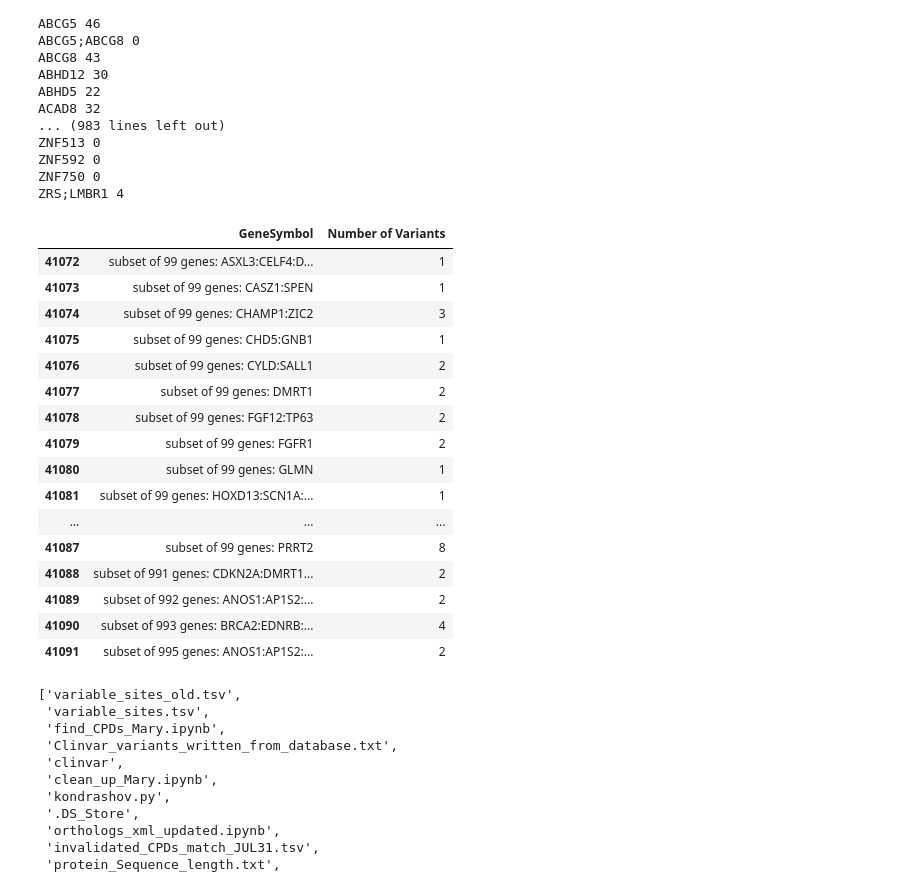
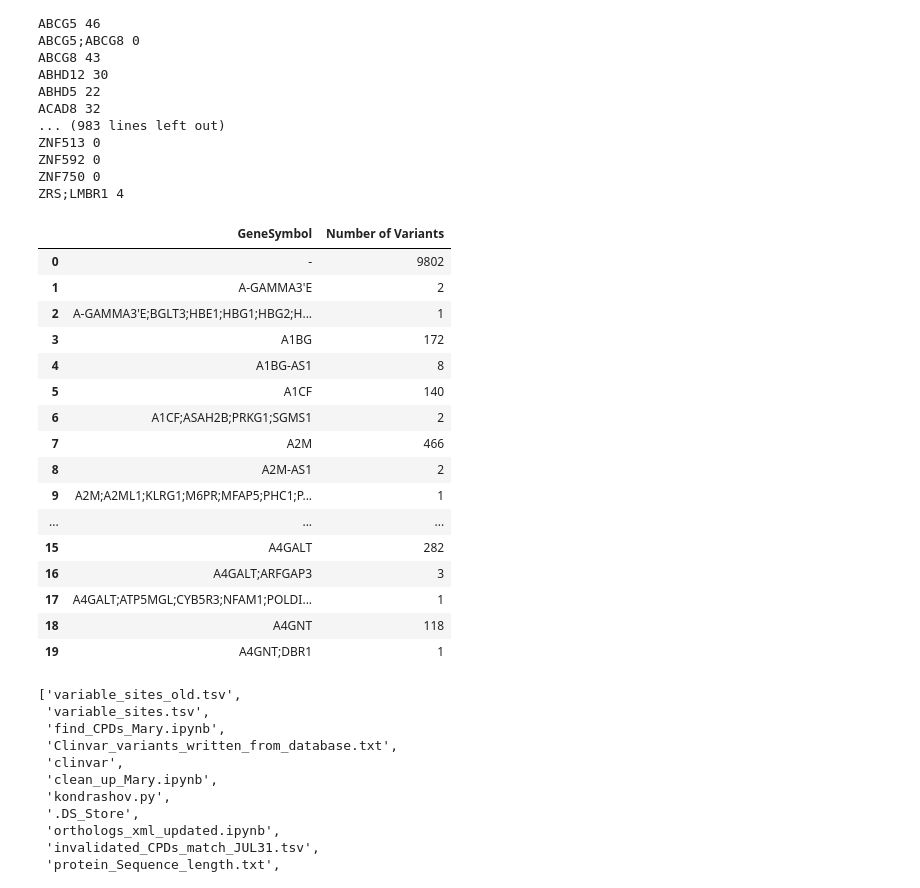
Before and after one commit to rbazev/kondrashov, a Jupyter notebook: Tutorial_Pandas.ipynb, the cells around one changed output. Saved outputs shown, nothing was run; the diff lists cells and outputs as text; code cells hidden in the pictures.

```diff
--- a/Tutorial_Pandas.ipynb
+++ b/Tutorial_Pandas.ipynb
@@ -148,7 +148,7 @@ import matplotlib.pylab as plt
 import seaborn as sns
 plt.style.use('ggplot')
 # %%
-Clinvar_main= pd.read_csv("/Users/adesinamary/Documents/variant_summary.txt", sep="\t")
+Clinvar_main= pd.read_csv("/Users/adesinamary/Documents/Variant_summary_genes/variant_summary.txt", sep="\t")
 # %%
 pd.set_option('display.max_columns', 50)
 Clinvar_main.head(5)
@@ -1374,26 +1374,26 @@ ZRS;LMBR1 4
 # %%
 variant_counts = Clin1["GeneSymbol"].value_counts().sort_index().reset_index()
 variant_counts.columns = ["GeneSymbol", "Number of Variants"]
 #print(variant_counts)
-variant_counts.tail(20)
+variant_counts.head(20)
 # %% [output]
 |  | GeneSymbol | Number of Variants |
-| 41072 | subset of 99 genes: ASXL3:CELF4:D... | 1 |
-| 41073 | subset of 99 genes: CASZ1:SPEN | 1 |
-| 41074 | subset of 99 genes: CHAMP1:ZIC2 | 3 |
-| 41075 | subset of 99 genes: CHD5:GNB1 | 1 |
-| 41076 | subset of 99 genes: CYLD:SALL1 | 2 |
-| 41077 | subset of 99 genes: DMRT1 | 2 |
-| 41078 | subset of 99 genes: FGF12:TP63 | 2 |
-| 41079 | subset of 99 genes: FGFR1 | 2 |
-| 41080 | subset of 99 genes: GLMN | 1 |
-| 41081 | subset of 99 genes: HOXD13:SCN1A:... | 1 |
+| 0 | - | 9802 |
+| 1 | A-GAMMA3'E | 2 |
+| 2 | A-GAMMA3'E;BGLT3;HBE1;HBG1;HBG2;H... | 1 |
+| 3 | A1BG | 172 |
+| 4 | A1BG-AS1 | 8 |
+| 5 | A1CF | 140 |
+| 6 | A1CF;ASAH2B;PRKG1;SGMS1 | 2 |
+| 7 | A2M | 466 |
+| 8 | A2M-AS1 | 2 |
+| 9 | A2M;A2ML1;KLRG1;M6PR;MFAP5;PHC1;P... | 1 |
 | ... | ... | ... |
-| 41087 | subset of 99 genes: PRRT2 | 8 |
-| 41088 | subset of 991 genes: CDKN2A:DMRT1... | 2 |
-| 41089 | subset of 992 genes: ANOS1:AP1S2:... | 2 |
-| 41090 | subset of 993 genes: BRCA2:EDNRB:... | 4 |
-| 41091 | subset of 995 genes: ANOS1:AP1S2:... | 2 |
+| 15 | A4GALT | 282 |
+| 16 | A4GALT;ARFGAP3 | 3 |
+| 17 | A4GALT;ATP5MGL;CYB5R3;NFAM1;POLDI... | 1 |
+| 18 | A4GNT | 118 |
+| 19 | A4GNT;DBR1 | 1 |
 # %%
 import os
 os.getcwd()
```
Also changed, not shown: parts of 7 cells of this notebook, 3 other files.
